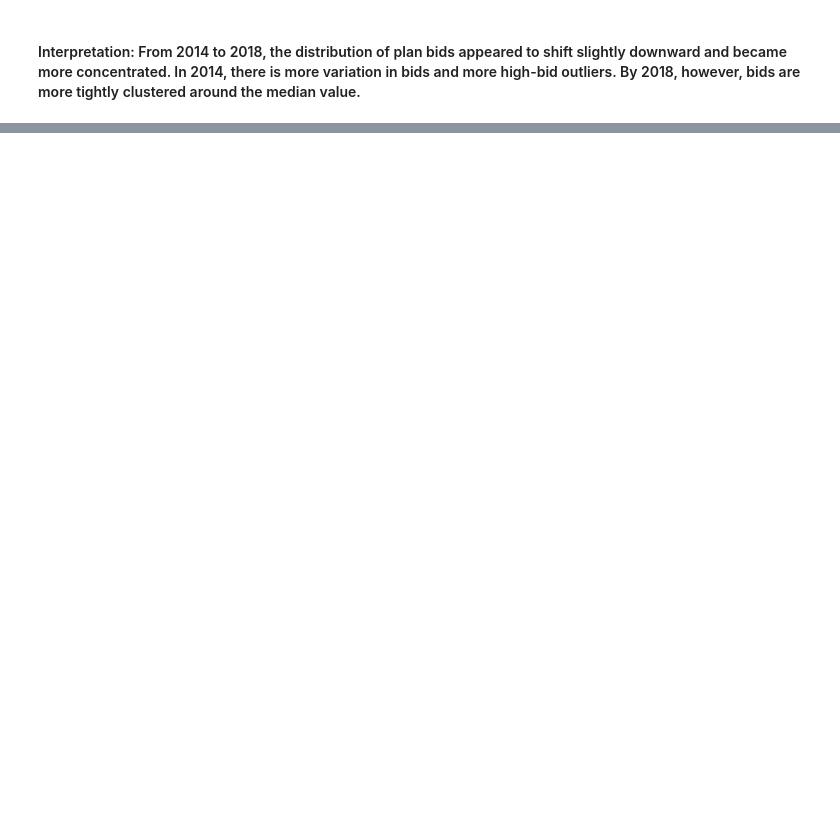
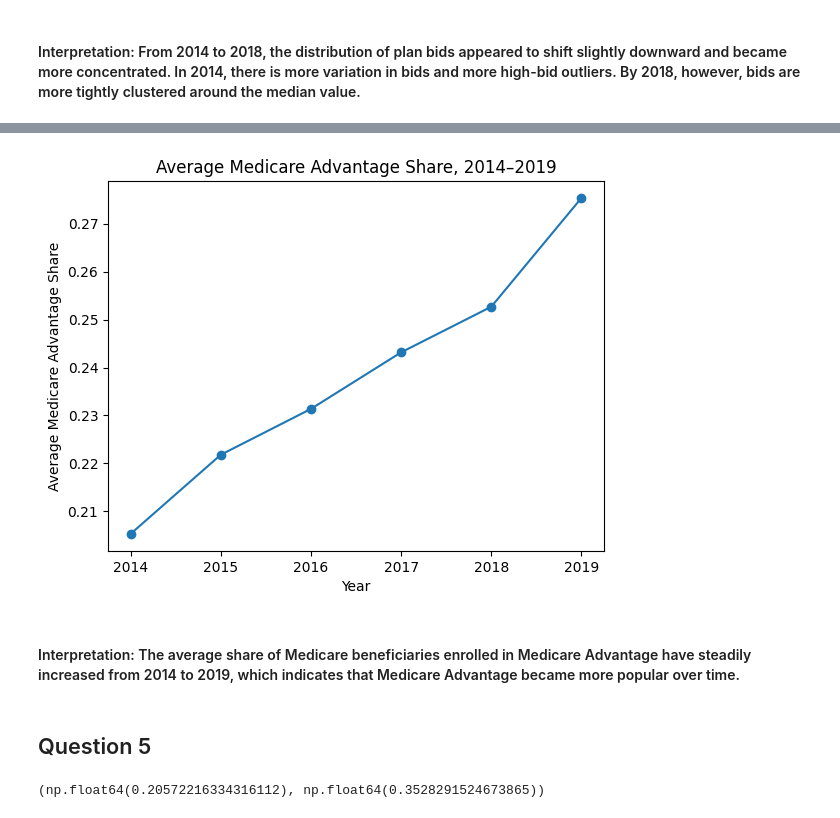
Before and after one commit to gianadanzilo/Danzilo_G_HW_2, a Jupyter notebook: Danzilo_G_HW_2_1.ipynb, the cells around one changed output, grey strips where cells are left out. Cells and saved outputs as stored; diff of their text form; code cells hidden in the pictures; blank space fills up the shorter version.

```diff
--- a/Danzilo_G_HW_2_1.ipynb
+++ b/Danzilo_G_HW_2_1.ipynb
@@ -185,0 +242,25 @@ plt.show()
+# %%
+ma_share_county = (
+    data[['ssa', 'year', 'avg_enrolled', 'avg_eligibles']]
+        .drop_duplicates()
+        .assign(ma_share=lambda x: x['avg_enrolled'] / x['avg_eligibles'])
+)
+# %%
+avg_ma_share = (
+    ma_share_county.groupby('year')['ma_share']
+        .mean()
+        .reset_index()
+)
+# %%
+plt.figure()
+plt.plot(avg_ma_share['year'], avg_ma_share['ma_share'], marker='o')
+plt.xlabel('Year')
+plt.ylabel('Average Medicare Advantage Share')
+plt.title('Average Medicare Advantage Share, 2014–2019')
+plt.show()
+# %% [output]
+[figure, added]
+# %% [markdown]
+#### Interpretation: The average share of Medicare beneficiaries enrolled in Medicare Advantage have steadily increased from 2014 to 2019, which indicates that Medicare Advantage became more popular over time.
+# %% [markdown]
+## Question 5
@@ -185,0 +271,7 @@ plt.show()
+# %%
+hhi_33 = hhi_2018['hhi'].quantile(0.33)
+hhi_66 = hhi_2018['hhi'].quantile(0.66)
+
+hhi_33, hhi_66
+# %% [output]
+(np.float64(0.20572216334316112), np.float64(0.3528291524673865))
```
Also changed, not shown: parts of 46 cells of this notebook, 2 other files.
